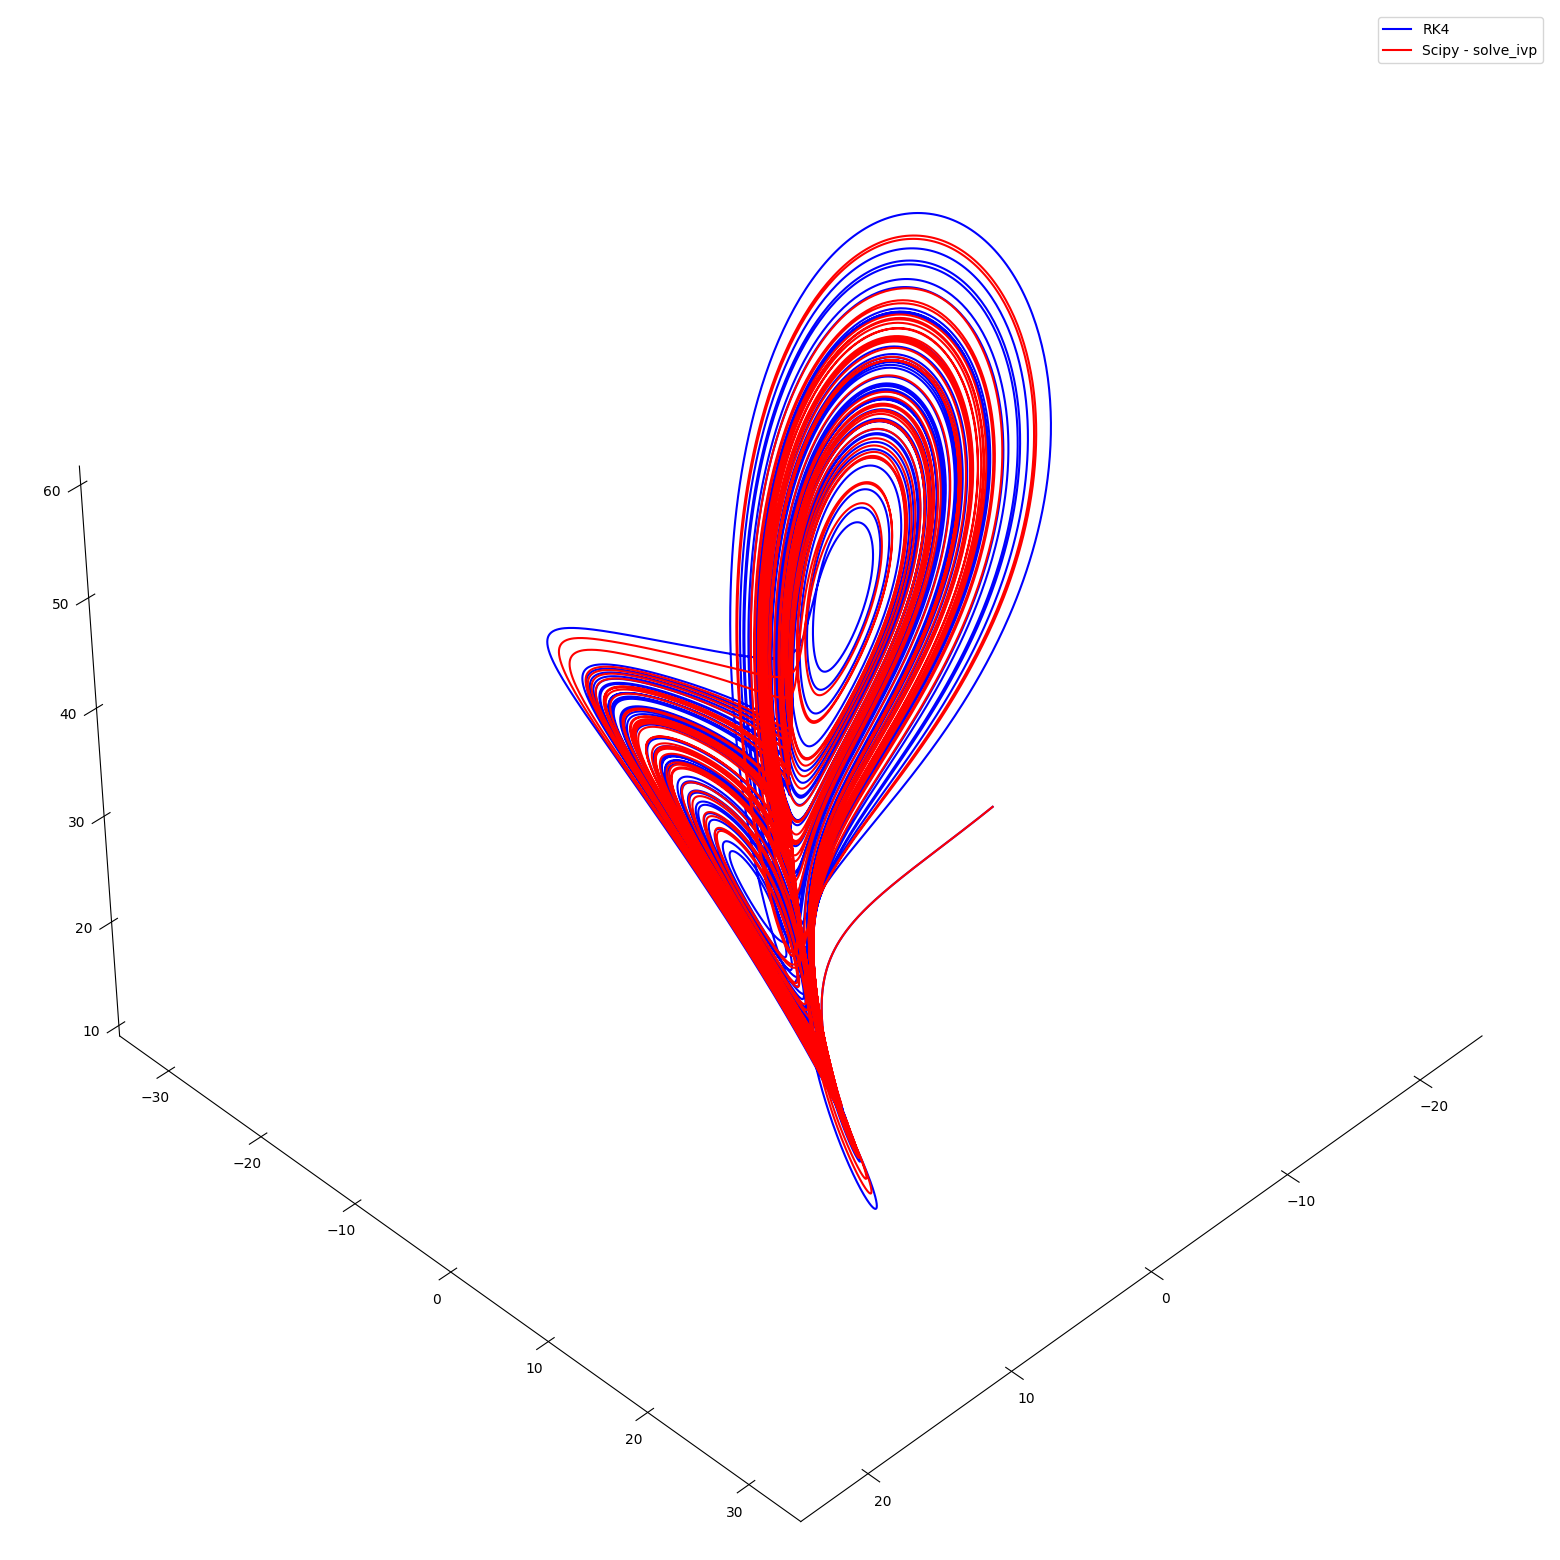
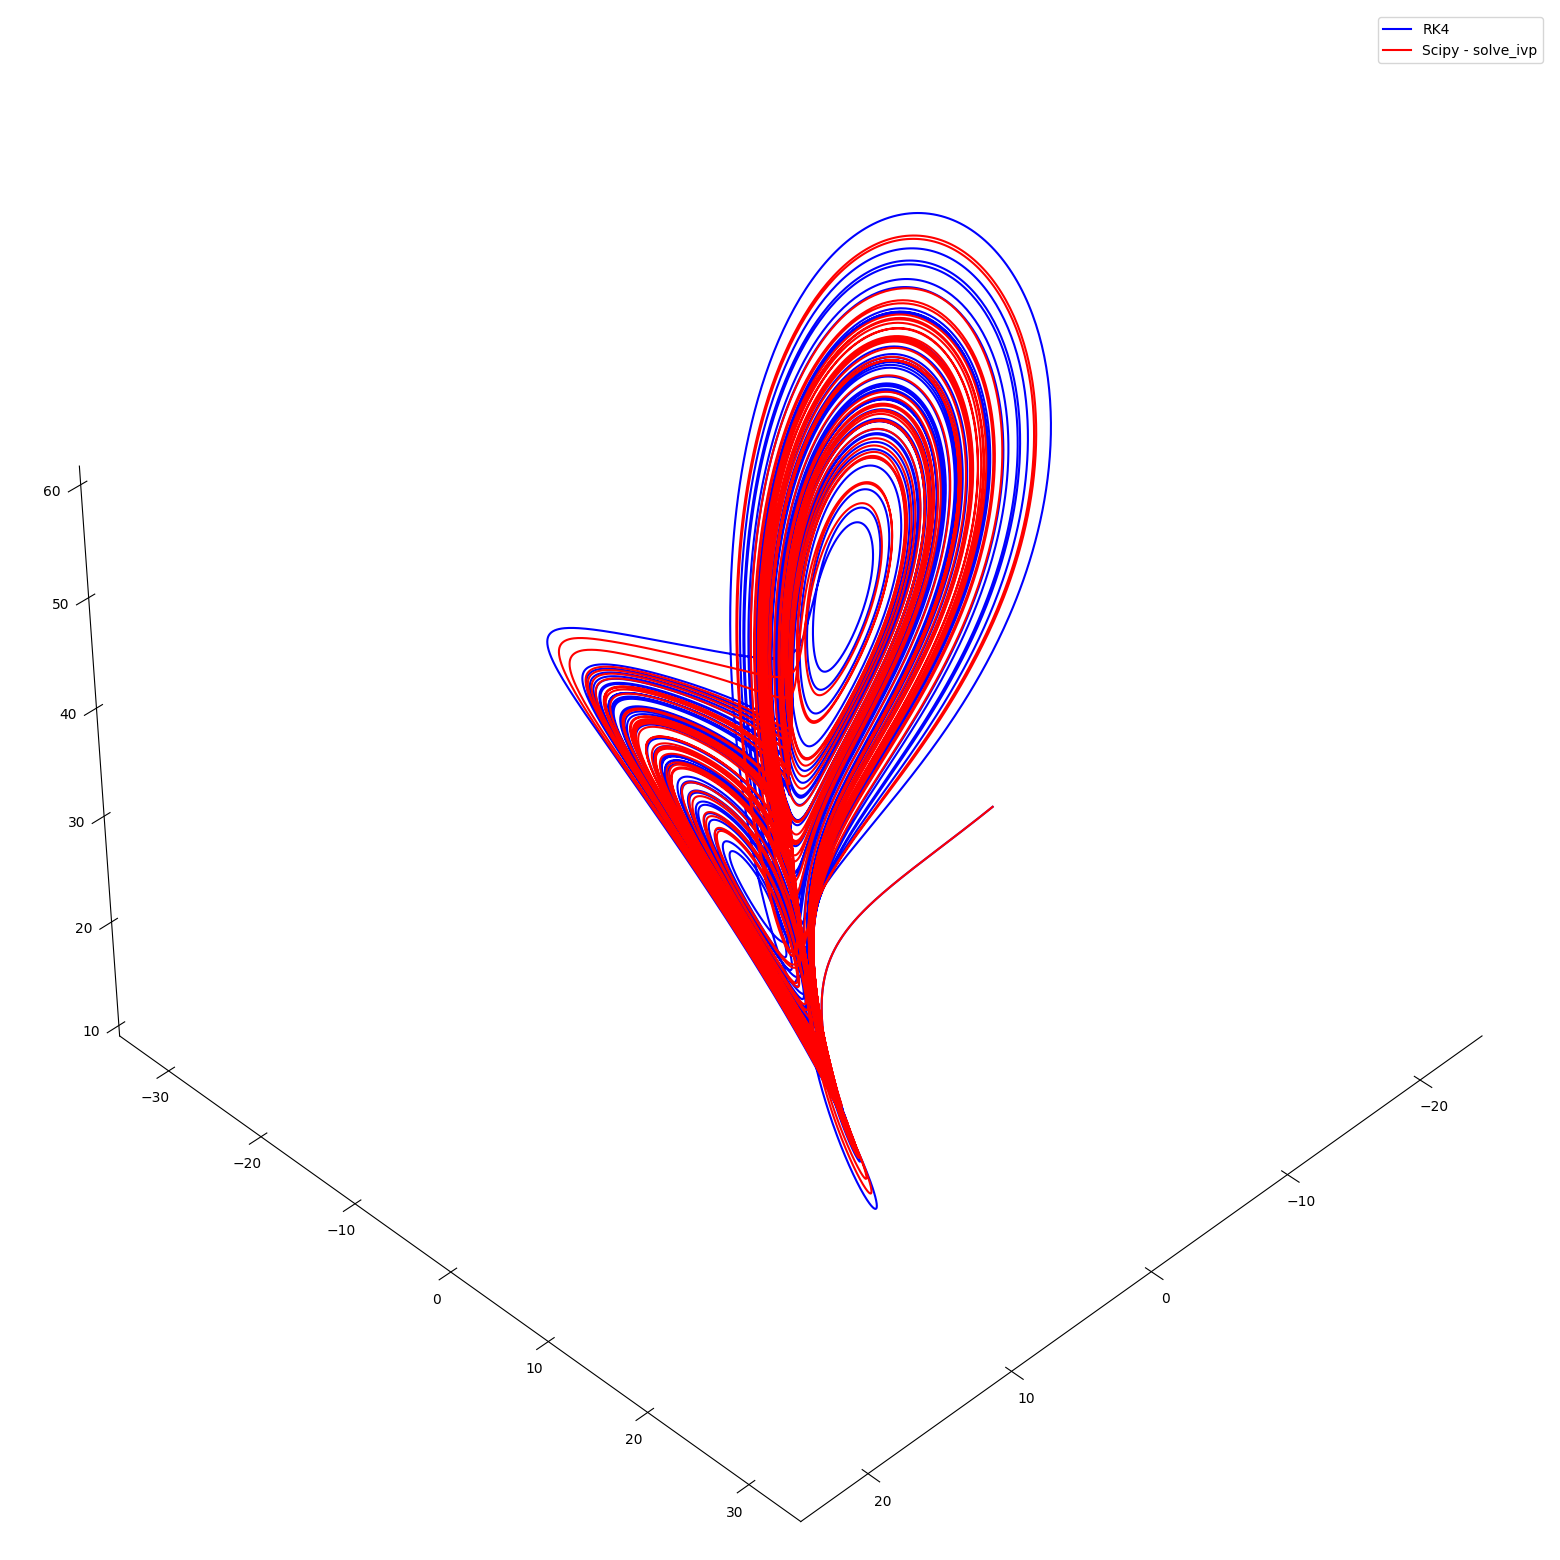
Unified diff of the notebook cell whose output changed from the first chart to the second:
--- before
+++ after
@@ -32,4 +32,6 @@
 L.view_init(elev=40, azim=45) 
 L.legend()
+
+plt.savefig("Outputs/Lorenz.jpeg")
 plt.show()
 

Commit: Outputs